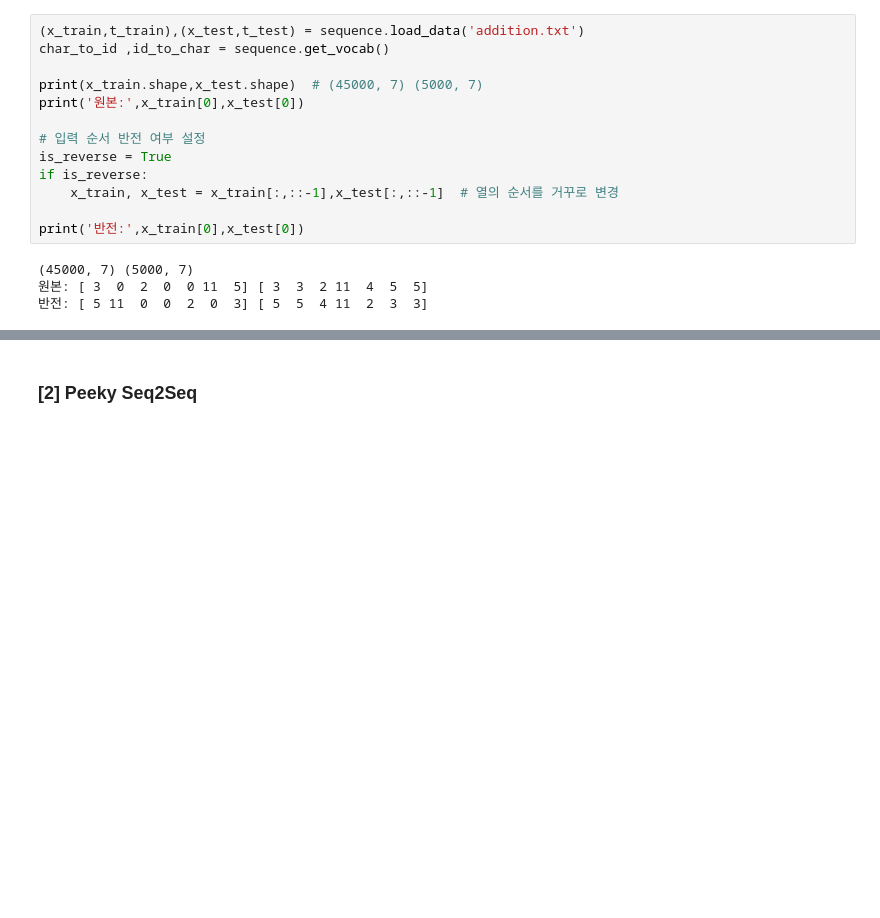
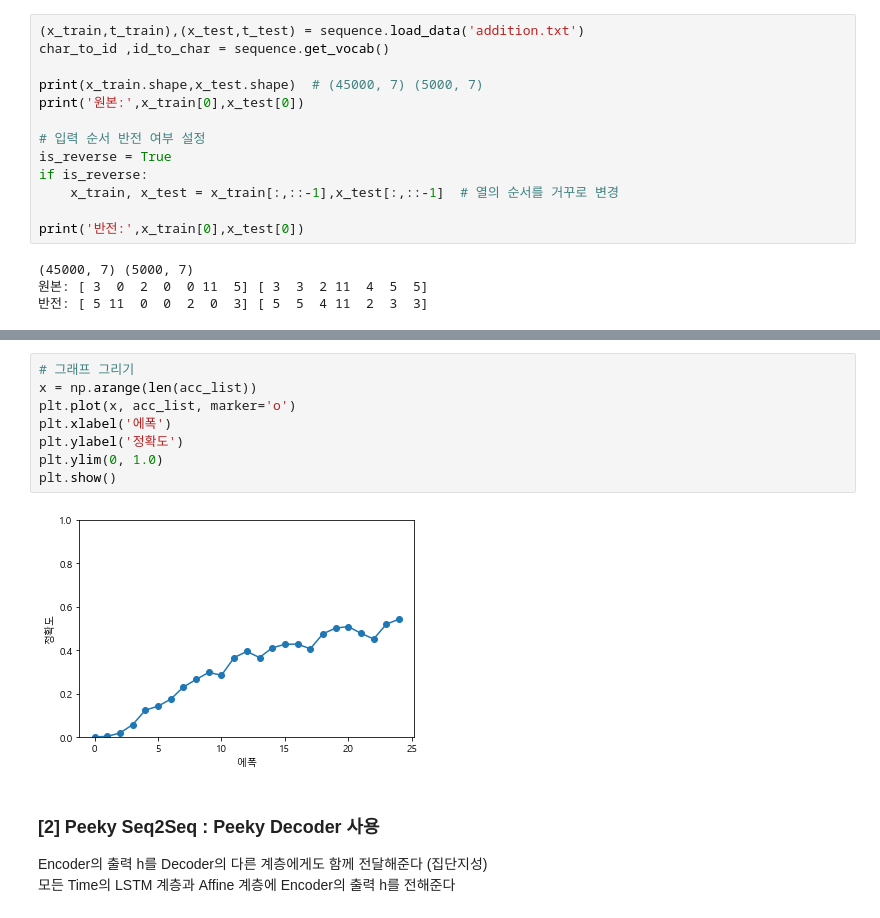
Before and after one commit to mkhoin/nlp1209, a Jupyter notebook: RNN/04_Seq2Seq.ipynb, the cells around one changed output, grey strips where cells are left out. Saved outputs shown, nothing was run; the diff lists cells and outputs as text; blank space fills up the shorter version.

```diff
--- a/RNN/04_Seq2Seq.ipynb
+++ b/RNN/04_Seq2Seq.ipynb
@@ -382,2 +382,14 @@ for epoch in range(max_epoch): # 25
-# %% [markdown]
-### [2] Peeky Seq2Seq
+# %%
+# 그래프 그리기
+x = np.arange(len(acc_list))
+plt.plot(x, acc_list, marker='o')
+plt.xlabel('에폭')
+plt.ylabel('정확도')
+plt.ylim(0, 1.0)
+plt.show()
+# %% [output]
+[figure, added]
+# %% [markdown]
+### [2] Peeky Seq2Seq : Peeky Decoder 사용
+ Encoder의 출력 h를 Decoder의 다른 계층에게도 함께 전달해준다 (집단지성)<br>
+ 모든 Time의 LSTM 계층과 Affine 계층에 Encoder의 출력 h를 전해준다
```
Also changed, not shown: parts of 1 cell of this notebook.
